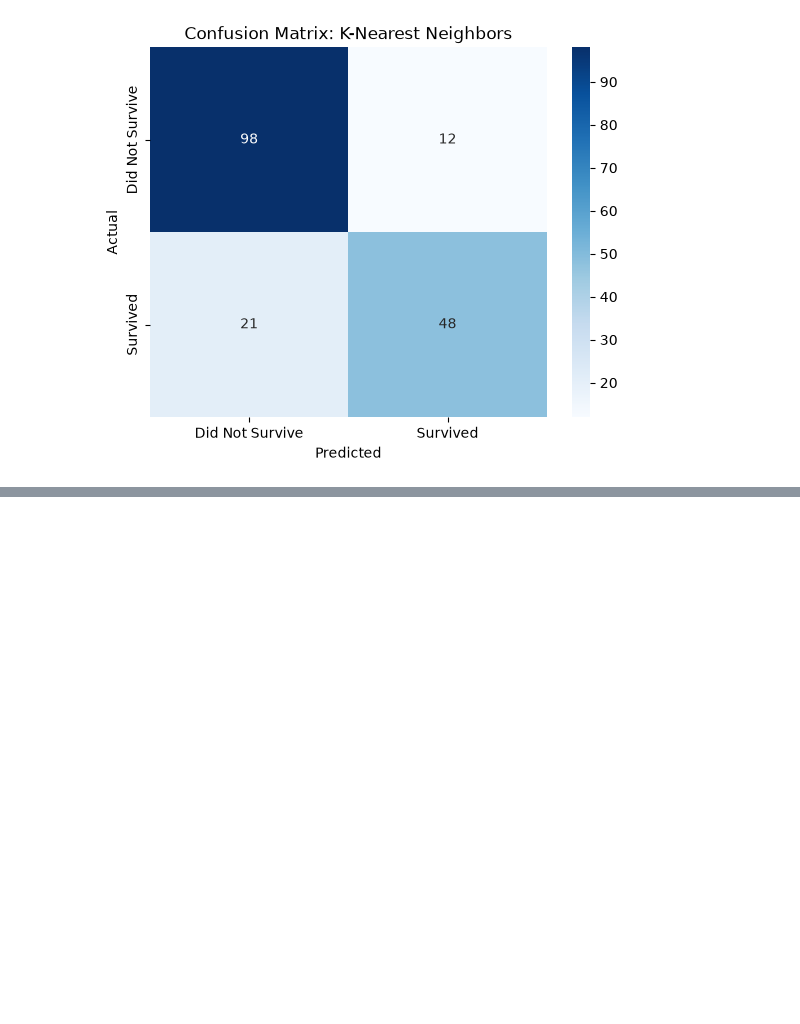
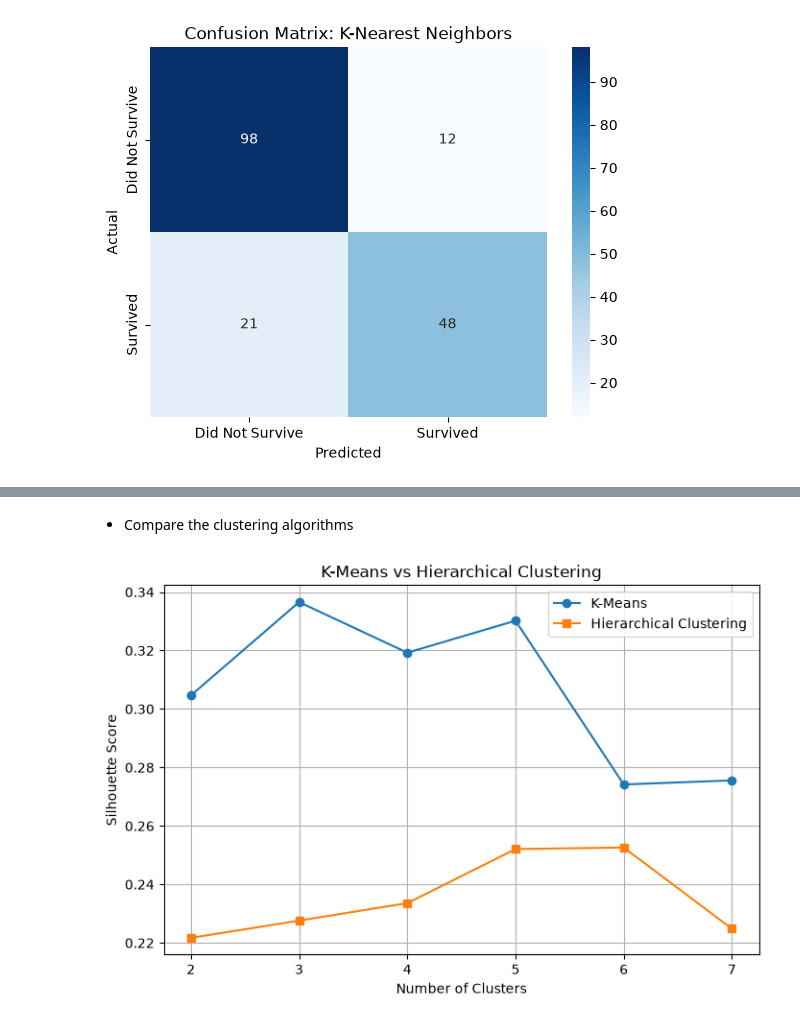
Before and after one commit to 31aykg/Titanic_ML_Preprocessing, a Jupyter notebook: titanic.ipynb, the cells around one changed output, grey strips where cells are left out. Drawn from its saved outputs; the diff is of its cells as text; code cells hidden in the pictures; blank space fills up the shorter version.

```diff
--- a/titanic.ipynb
+++ b/titanic.ipynb
@@ -362,0 +442,32 @@ plt.show()
+# %%
+from sklearn.cluster import AgglomerativeClustering
+from sklearn.metrics import (
+    silhouette_score,
+    calinski_harabasz_score,
+    davies_bouldin_score
+)
+
+hierarchical_results = []
+
+for k in range(2, 8):
+    model = AgglomerativeClustering(
+        n_clusters=k,
+        linkage="ward"
+    )
+
+    labels = model.fit_predict(X_processed)
+
+    hierarchical_results.append({
+        "Clusters": k,
+        "Silhouette Score": silhouette_score(X_processed, labels),
+        "Calinski-Harabasz Score": calinski_harabasz_score(
+            X_processed, labels
+        ),
+        "Davies-Bouldin Score": davies_bouldin_score(
+            X_processed, labels
+        )
+    })
+
+hierarchical_df = pd.DataFrame(hierarchical_results)
+
+print(hierarchical_df.round(4))
@@ -362,0 +482,17 @@ plt.show()
+# %% [markdown]
+- Compare the clustering algorithms
+# %%
+plt.figure(figsize=(8, 5))
+
+plt.plot(range(2, 8),silhouette_scores,marker="o",label="K-Means")
+
+plt.plot(hierarchical_df["Clusters"],hierarchical_df["Silhouette Score"],marker="s",label="Hierarchical Clustering")
+
+plt.xlabel("Number of Clusters")
+plt.ylabel("Silhouette Score")
+plt.title("K-Means vs Hierarchical Clustering")
+plt.legend()
+plt.grid(True)
+plt.show()
+# %% [output]
+[figure, added]
```
Also changed, not shown: parts of 26 cells of this notebook.
